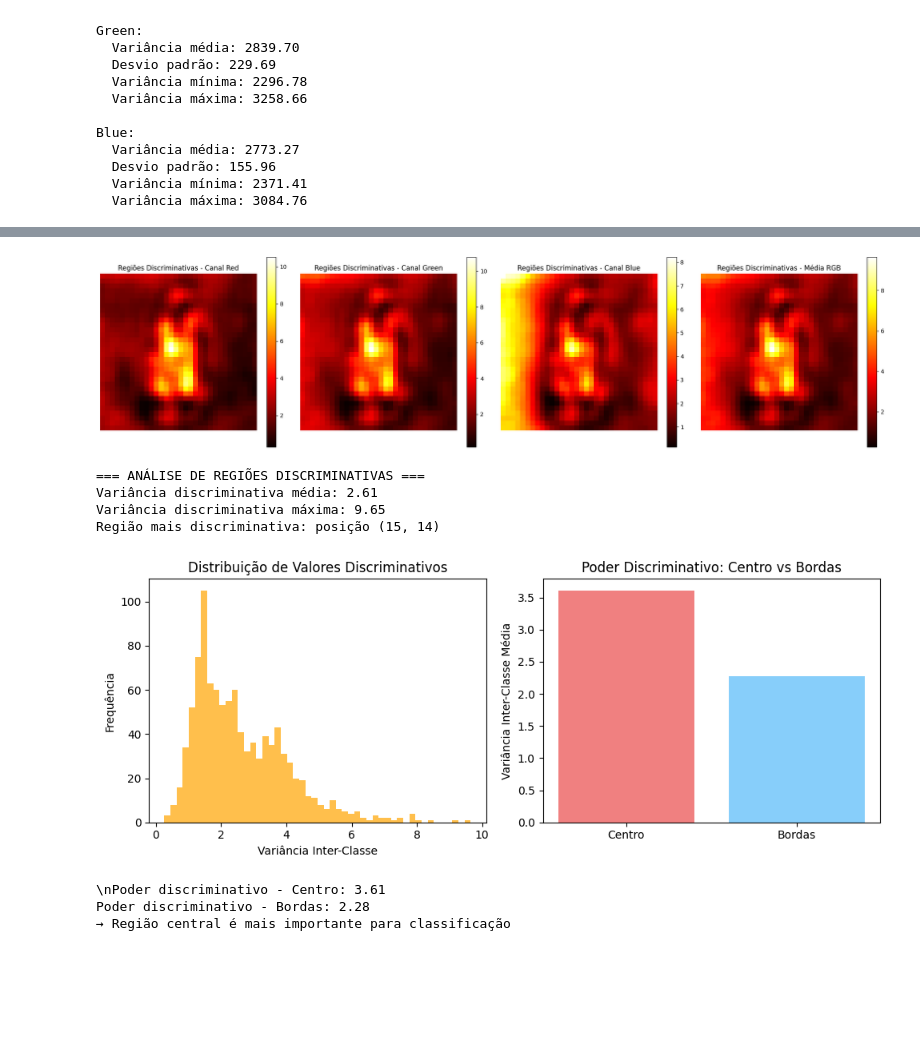
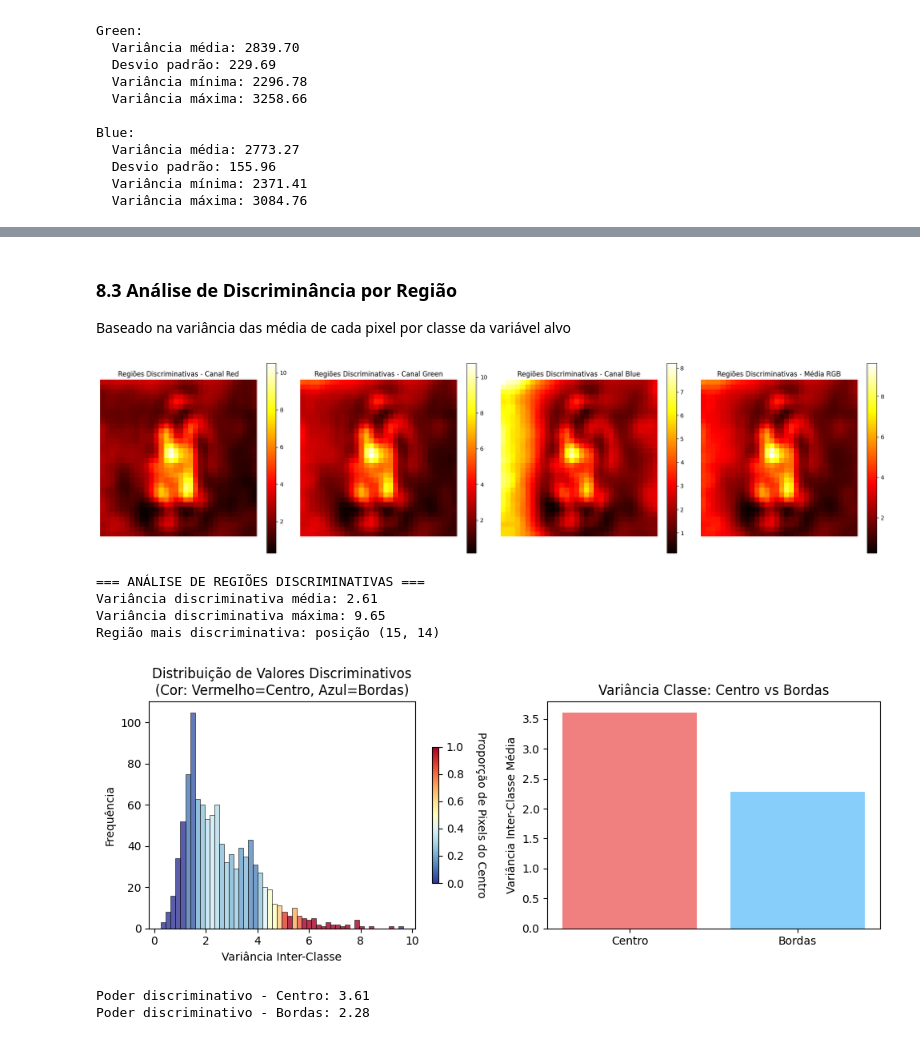
Before and after one commit to marquesgbr/SVHN_ML_project, a Jupyter notebook: 01_EDA.ipynb, the cells around one changed output, grey strips where cells are left out. Saved outputs shown, nothing was run; the diff lists cells and outputs as text; code cells hidden in the pictures; blank space fills up the shorter version.

```diff
--- a/01_EDA.ipynb
+++ b/01_EDA.ipynb
@@ -489,3 +536,6 @@ Par menos similar: 0 e 0 (correlação: 0.000)
+# %% [markdown]
+### 8.3 Análise de Discriminância por Região
+Baseado na variância das média de cada pixel por classe da variável alvo
 # %%
 def analyze_discriminative_regions():
     """Identifica regiões da imagem mais importantes para distinguir dígitos"""
@@ -546,46 +596,80 @@ print(f"Variância discriminativa máxima: {mean_discriminative.max():.2f}")
 max_pos = np.unravel_index(np.argmax(mean_discriminative), mean_discriminative.shape)
 print(f"Região mais discriminativa: posição ({max_pos[0]}, {max_pos[1]})")
 
-# Mostrar distribuição de valores discriminativos
+# Mostrar distribuição de valores discriminativos com gradiente centro vs bordas
 plt.figure(figsize=(10, 4))
 plt.subplot(1, 2, 1)
-plt.hist(mean_discriminative.flatten(), bins=50, alpha=0.7, color='orange')
-plt.title('Distribuição de Valores Discriminativos')
+
+# Criar histograma com cores baseadas na proporção centro vs bordas
+n_bins = 50
+counts, bin_edges = np.histogram(mean_discriminative.flatten(), bins=n_bins)
+
+# Para cada bin, calcular a proporção de pixels do centro
+center_mask = np.zeros((32, 32), dtype=bool)
+center_mask[8:24, 8:24] = True  # Região central 16x16
+
+bin_center_proportions = []
+for i in range(len(bin_edges)-1):
+    # Encontrar pixels que estão neste bin de variância
+    in_bin_mask = (mean_discriminative >= bin_edges[i]) & (mean_discriminative < bin_edges[i+1])
+
+    if np.sum(in_bin_mask) > 0:
+        # Calcular quantos desses pixels são do centro
+        center_pixels_in_bin = np.sum(in_bin_mask & center_mask)
+        total_pixels_in_bin = np.sum(in_bin_mask)
+        center_proportion = center_pixels_in_bin / total_pixels_in_bin
+    else:
+        center_proportion = 0
+
+    bin_center_proportions.append(center_proportion)
+
+# Criar cores baseadas na proporção (+ vermelho = + centro ; + azul = + bordas)
+colors = plt.cm.RdYlBu_r(bin_center_proportions)  # RdYlBu_r: vermelho=centro, azul=bordas
+
+# Plotar histograma com cores customizadas
+bin_centers = (bin_edges[:-1] + bin_edges[1:]) / 2
+bars = plt.bar(bin_centers, counts, width=np.diff(bin_edges), color=colors, alpha=0.8, edgecolor='black', linewidth=0.5)
+
+plt.title('Distribuição de Valores Discriminativos\n(Cor: Vermelho=Centro, Azul=Bordas)')
 plt.xlabel('Variância Inter-Classe')
 plt.ylabel('Frequência')
+
+# Adicionar colorbar para explicar o gradiente
+from matplotlib.colors import Normalize
+from matplotlib.cm import ScalarMappable
+norm = Normalize(vmin=0, vmax=1)
+sm = ScalarMappable(norm=norm, cmap=plt.cm.RdYlBu_r)
+sm.set_array([])
+cbar = plt.colorbar(sm, ax=plt.gca(), shrink=0.6)
+cbar.set_label('Proporção de Pixels do Centro', rotation=270, labelpad=20)
 
 plt.subplot(1, 2, 2)
 # Dividir imagem em regiões (centro vs bordas)
 center_mask = np.zeros((32, 32), dtype=bool)
 center_mask[8:24, 8:24] = True  # Região central 16x16
 
 center_discriminative = mean_discriminative[center_mask].mean()
 border_discriminative = mean_discriminative[~center_mask].mean()
 
 regions = ['Centro', 'Bordas']
 values = [center_discriminative, border_discriminative]
 colors = ['lightcoral', 'lightskyblue']
 
 plt.bar(regions, values, color=colors)
-plt.title('Poder Discriminativo: Centro vs Bordas')
+plt.title('Variância Classe: Centro vs Bordas')
 plt.ylabel('Variância Inter-Classe Média')
 
 plt.tight_layout()
 plt.show()
 
-print(f"\\nPoder discriminativo - Centro: {center_discriminative:.2f}")
+print(f"\nPoder discriminativo - Centro: {center_discriminative:.2f}")
 print(f"Poder discriminativo - Bordas: {border_discriminative:.2f}")
-if center_discriminative > border_discriminative:
-    print("→ Região central é mais importante para classificação")
-else:
-    print("→ Bordas são mais importantes para classificação")
 # %% [output]
 [figure]
 === ANÁLISE DE REGIÕES DISCRIMINATIVAS ===
 Variância discriminativa média: 2.61
 Variância discriminativa máxima: 9.65
 Região mais discriminativa: posição (15, 14)
-[figure, old version]
+[figure, new version]
-\nPoder discriminativo - Centro: 3.61
+Poder discriminativo - Centro: 3.61
 Poder discriminativo - Bordas: 2.28
-→ Região central é mais importante para classificação
```
Also changed, not shown: parts of 29 cells of this notebook, 1 other file.
